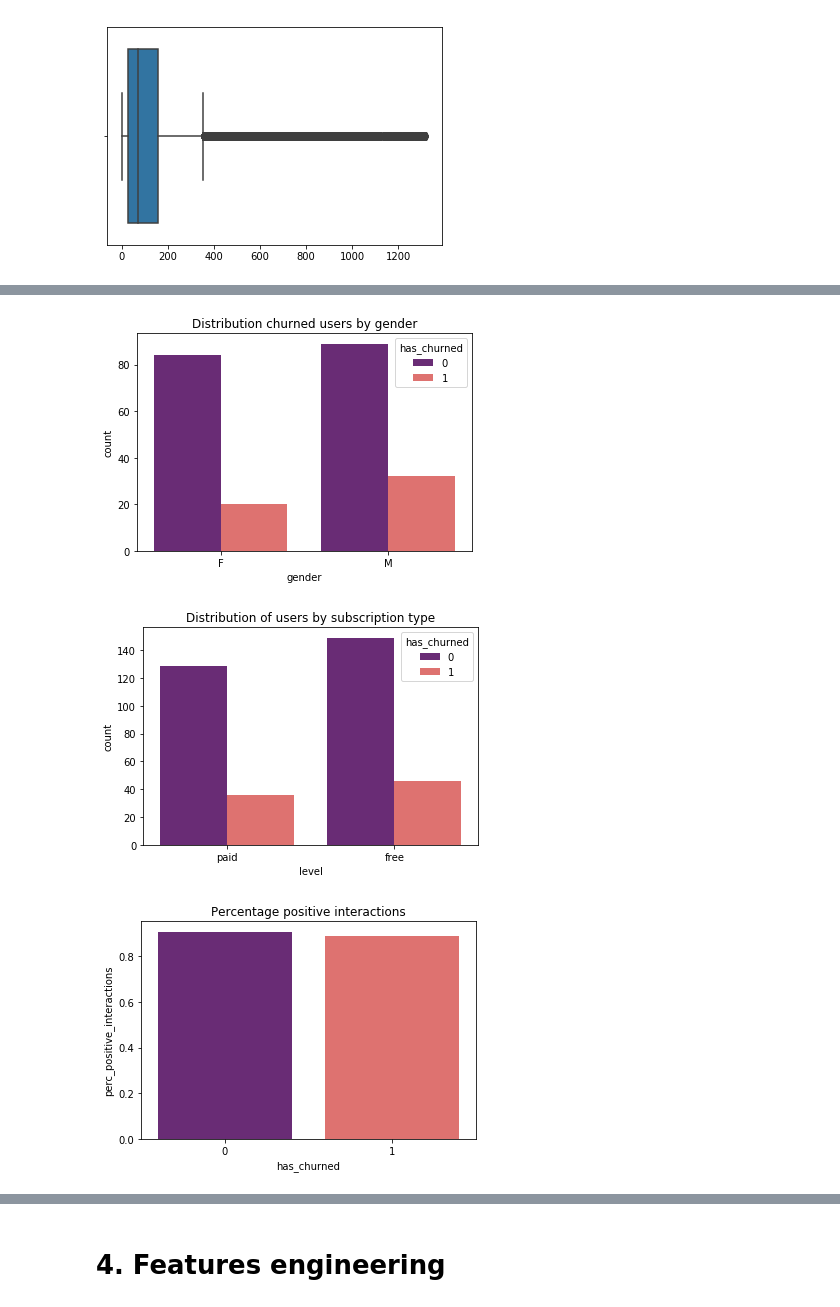
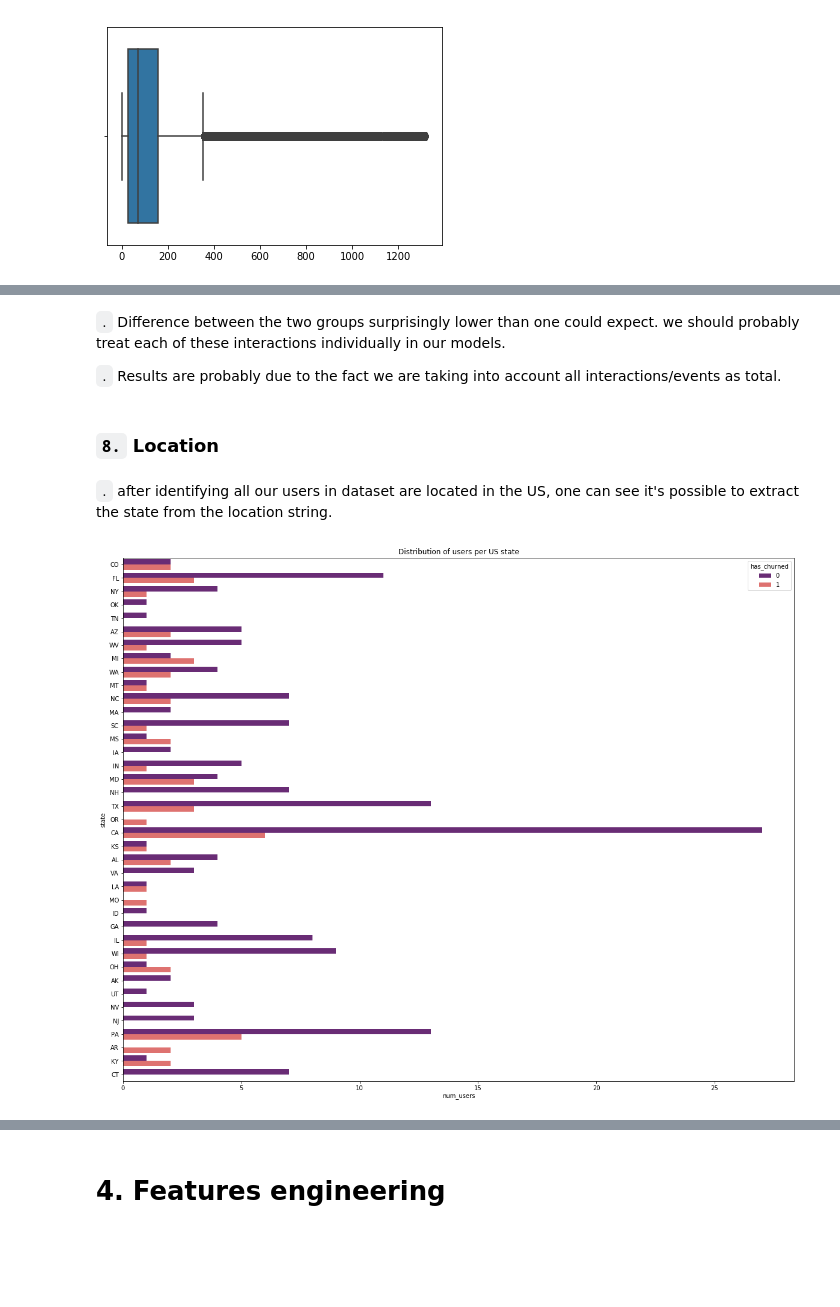
Before and after one commit to sammeister/nanodegree-projects, a Jupyter notebook: nd-capestone/Sparkify.ipynb, the cells around one changed output, grey strips where cells are left out. Cells and saved outputs as stored; diff of their text form; code cells hidden in the pictures; blank space fills up the shorter version.

```diff
--- a/nd-capestone/Sparkify.ipynb
+++ b/nd-capestone/Sparkify.ipynb
@@ -325,0 +493,8 @@ plt.show()
+# %% [markdown]
+`.` Difference between the two groups surprisingly lower than one could expect. we should probably treat each of these interactions individually in our models.
+
+`.` Results are probably due to the fact we are taking into account all interactions/events as total.
+# %% [markdown]
+### `8.` Location
+# %% [markdown]
+`.` after identifying all our users in dataset are located in the US, one can see it's possible to extract the state from the location string.
@@ -326,47 +509,19 @@ plt.show()
 # %%
 
-q3 = spark.sql('''
-        SELECT gender,has_cancelled as has_churned, userid
+q8 = spark.sql('''
+        SELECT has_cancelled as has_churned
+                ,state
+                ,count(distinct userid) as num_users
+
         FROM sparkify_users_interactions_churn
+     group by 1,2
 
-    group by 1,2,3
 ''').toPandas()
 
 
-sns.countplot(x = 'gender', hue = 'has_churned', data = q3, palette = 'magma')
-plt.title('Distribution churned users by gender')
+plt.figure(figsize=[20,16])
+sns.barplot(x = 'num_users',y='state', hue='has_churned', data = q8, palette = 'magma')
+plt.title('Distribution of users per US state')
 plt.show()
 # %% [output]
-[figure, old version]
+[figure, new version]
-# %%
-q4 = spark.sql('''
-        SELECT level,has_cancelled as has_churned, userid
-        FROM sparkify_users_interactions_churn
-    group by 1,2,3
-''').toPandas()
-
-#sns.distplot(q1.has_churned);
-
-sns.countplot(x = 'level', hue = 'has_churned', data = q4, palette = 'magma')
-plt.title('Distribution of users by subscription type')
-plt.show()
-# %% [output]
-[figure, removed]
-# %%
-# Percentage of positive & negative interactions for churn
-q5 = spark.sql('''
-        SELECT has_cancelled as has_churned
-                ,(count(case when page in ('Add Friend','Add to Playlist','NextSong','Thumbs Up') then 1 else null end)/ count(*)) as perc_positive_interactions
-
-        FROM sparkify_users_interactions_churn
-        --where has_cancelled = 1
-     group by 1
-
-''').toPandas()
-
-
-sns.barplot(x = 'has_churned',y='perc_positive_interactions', data = q5, palette = 'magma')
-plt.title('Percentage positive interactions')
-plt.show()
-# %% [output]
-[figure, removed]
```
Also changed, not shown: parts of 65 cells of this notebook, 2 other files.
